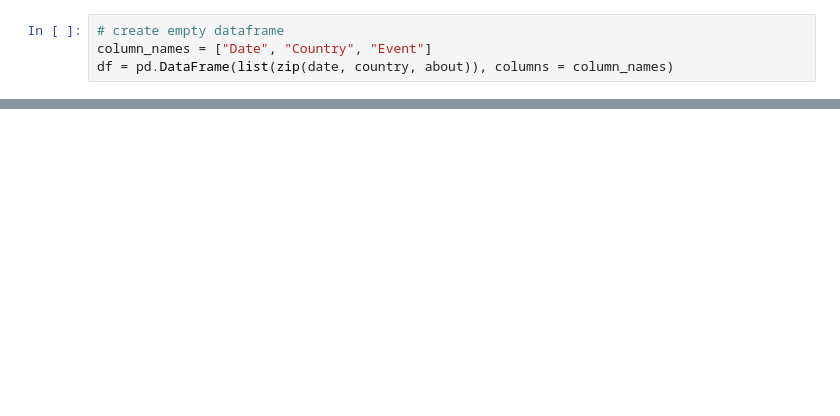
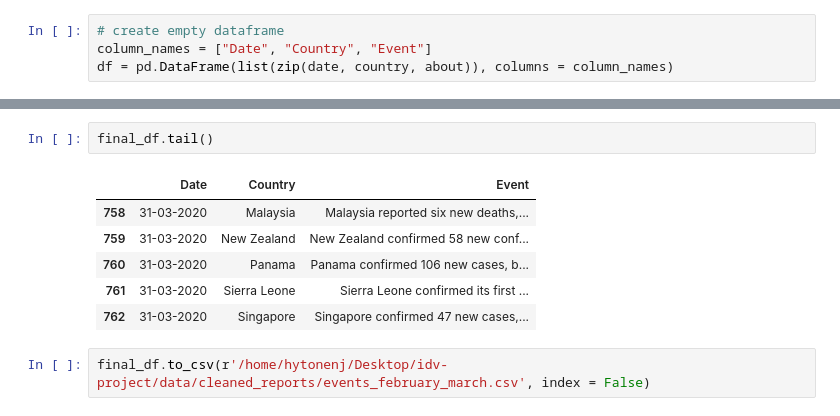
Before and after one commit to Jimmeeee/idv-project, a Jupyter notebook: notebooks/wikipedia_scrape.ipynb, the cells around one changed output, grey strips where cells are left out. Drawn from its saved outputs; the diff is of its cells as text; blank space fills up the shorter version.

```diff
--- a/notebooks/wikipedia_scrape.ipynb
+++ b/notebooks/wikipedia_scrape.ipynb
@@ -451,0 +555,11 @@ df.to_csv(r'/home/hytonenj/Desktop/idv-project/data/cleaned_reports/events_febru
+# %%
+final_df.tail()
+# %% [output]
+|  | Date | Country | Event |
+| 758 | 31-03-2020 | Malaysia | Malaysia reported six new deaths,... |
+| 759 | 31-03-2020 | New Zealand | New Zealand confirmed 58 new conf... |
+| 760 | 31-03-2020 | Panama | Panama confirmed 106 new cases, b... |
+| 761 | 31-03-2020 | Sierra Leone | Sierra Leone confirmed its first ... |
+| 762 | 31-03-2020 | Singapore | Singapore confirmed 47 new cases,... |
+# %%
+final_df.to_csv(r'/home/hytonenj/Desktop/idv-project/data/cleaned_reports/events_february_march.csv', index = False)
```
Also changed, not shown: parts of 26 cells of this notebook, 13 other files.
